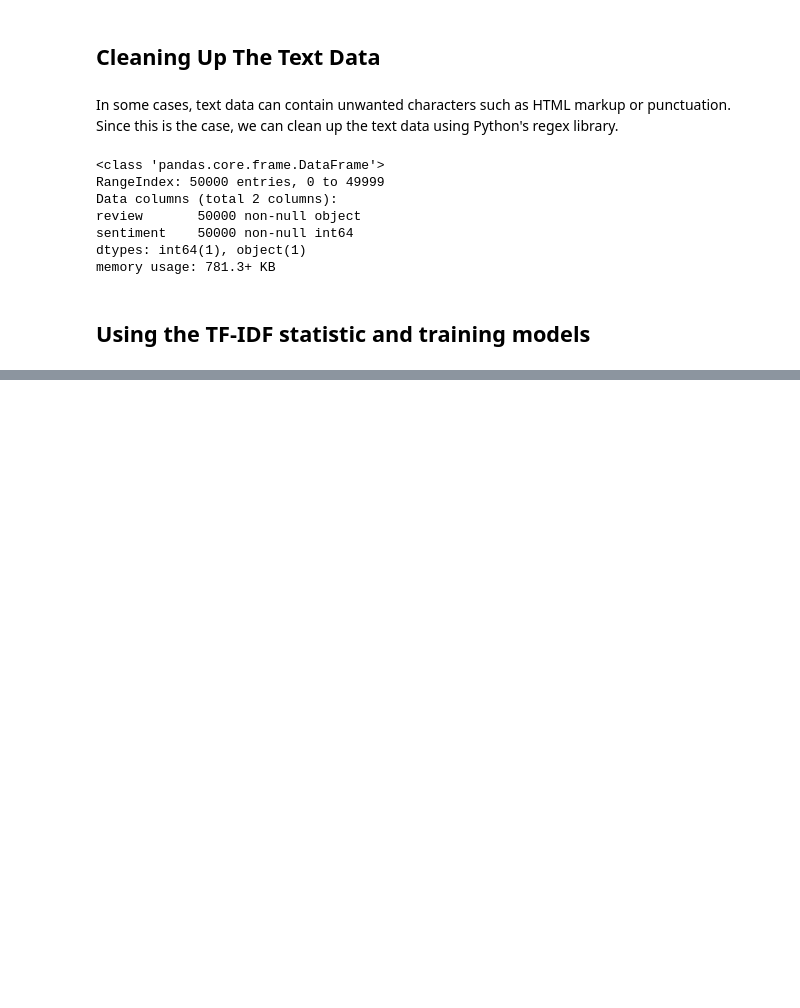
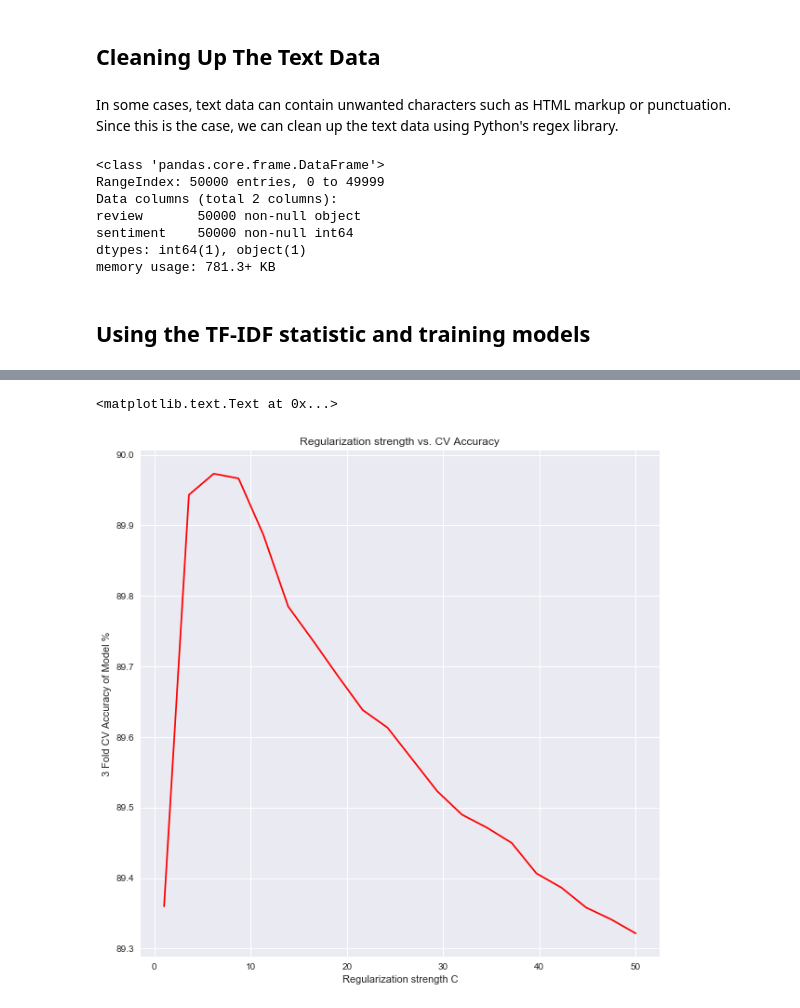
Before and after one commit to AmolMavuduru/SentimentAnalysis, a Jupyter notebook: Sentiment Analysis Using Data From Stanford Study.ipynb, the cells around one changed output, grey strips where cells are left out. Drawn from its saved outputs; the diff is of its cells as text; code cells hidden in the pictures; blank space fills up the shorter version.

Commit message:
Got over 90% CV on Logistic Regression

```diff
--- a/Sentiment Analysis Using Data From Stanford Study.ipynb
+++ b/Sentiment Analysis Using Data From Stanford Study.ipynb
@@ -82,3 +82,21 @@ from sklearn.pipeline import Pipeline
 from sklearn.linear_model import LogisticRegression
 from sklearn.neural_network import MLPClassifier
 from sklearn.feature_extraction.text import TfidfVectorizer # Used for vectorizing each review
+# %%
+tfidf = TfidfVectorizer(strip_accents=None, lowercase=False, preprocessor=None, ngram_range=(1,1))
+
+def tokenizer(text):    # Function for tokenizing text, this is not used here, but defined just in case
+    return text.split()
+
+tfidf_log_model = Pipeline([('vectorizer', tfidf), ('log_model', LogisticRegression(penalty='l2', C=10.0))])
+# %%
+# Split into training and testing sets
+X_train = df.loc[:30000, 'review'].values
+y_train = df.loc[:30000, 'sentiment'].values
+X_test = df.loc[30000:, 'review'].values
+y_test = df.loc[30000:, 'sentiment'].values
+
+X = df['review'].values
+y = df['sentiment'].values
+# %%
+tfidf_log_model.fit(X_train, y_train)
@@ -84,0 +117,15 @@ from sklearn.feature_extraction.text import TfidfVectorizer # Used for vectorizi
+# %%
+from sklearn.model_selection import train_test_split
+averages = []
+test_values = list(np.linspace(1, 50, 20)) # A range of 20 values to test
+pbar = pyprind.ProgBar(60) # For keeping track of the progress
+for val in test_values:
+    tfidf_lr = Pipeline([('vectorizer', tfidf), ('log_model', LogisticRegression(penalty='l2', C=val))])
+    sum_accuracies = 0 # used to calculate average
+    for i in range(3): # This is basically 3-fold CV
+        X_train, X_test, y_train, y_test = train_test_split(X, y, test_size=0.4, random_state=100+i)
+        tfidf_lr.fit(X_train, y_train)
+        predictions = tfidf_lr.predict(X_test)
+        sum_accuracies += 100*accuracy_score(y_test, predictions)
+        pbar.update()
+    averages.append(sum_accuracies/3.0)
@@ -84,0 +135,14 @@ from sklearn.feature_extraction.text import TfidfVectorizer # Used for vectorizi
+# %%
+import matplotlib.pyplot as plt
+import seaborn as sns
+%matplotlib inline
+plt.figure(figsize=(10,10))
+plt.plot(np.array(test_values), np.array(averages), color='Red')
+plt.xlabel("Regularization strength C")
+#plt.ylim(80, 100)
+plt.ylabel("3 Fold CV Accuracy of Model %")
+plt.title("Regularization strength vs. CV Accuracy")
+# Optimal value of C is about 6.158 (chosen from test values)
+# %% [output]
+<matplotlib.text.Text at 0x...>
+[figure, added]
```
Also changed, not shown: parts of 40 cells of this notebook.
